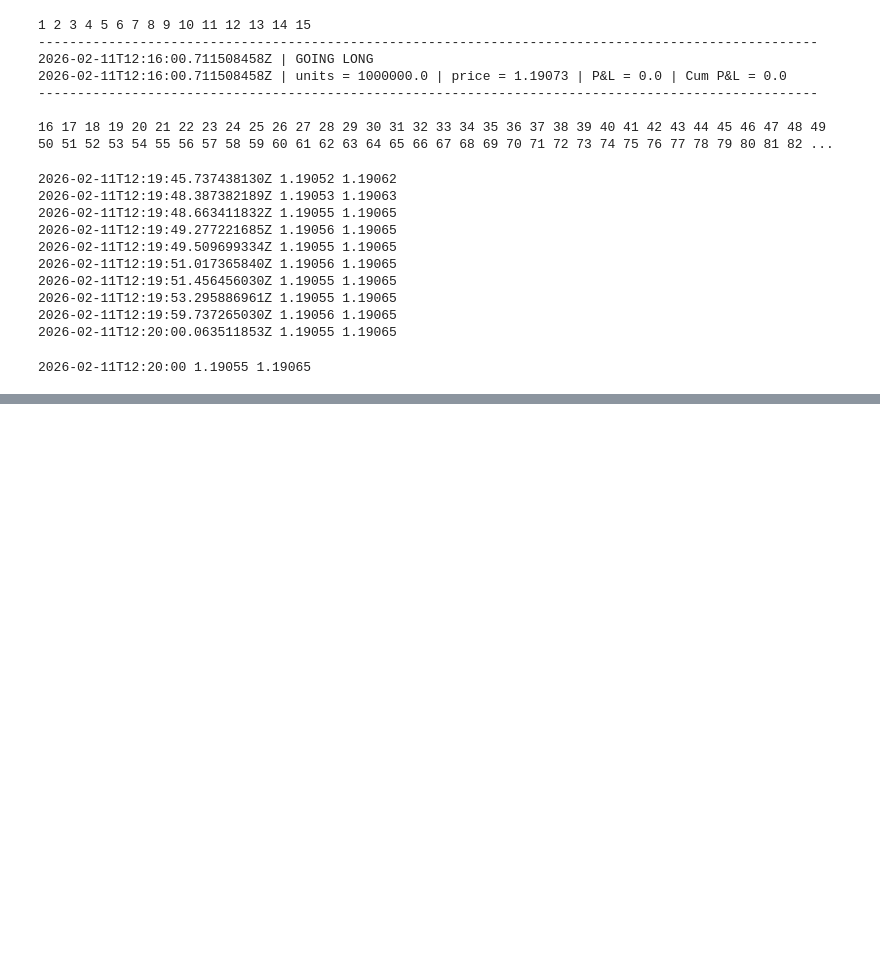
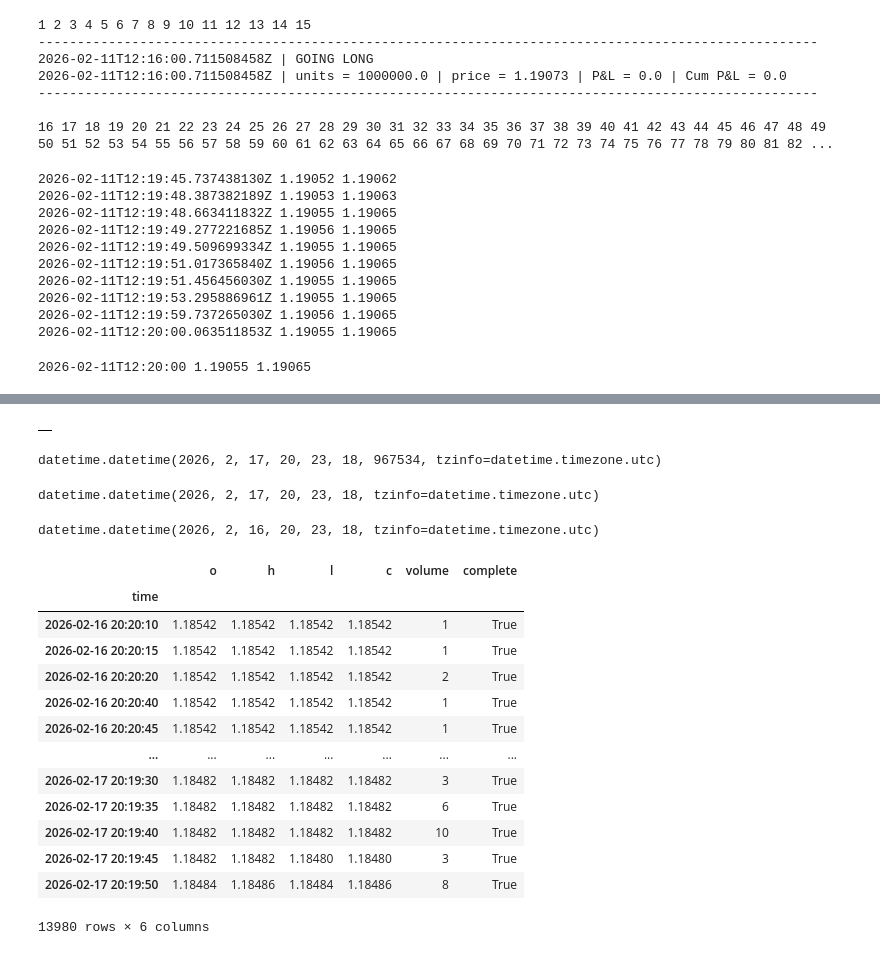
Before and after one commit to alpha-king1/Quantitative-Analysis, a Jupyter notebook: oanda_life_testing.ipynb, the cells around one changed output, grey strips where cells are left out. Saved outputs shown, nothing was run; the diff lists cells and outputs as text; code cells hidden in the pictures; blank space fills up the shorter version.

```diff
--- a/oanda_life_testing.ipynb
+++ b/oanda_life_testing.ipynb
@@ -219,2 +303,4 @@ api.tick_data.resample('10s', label='right').last().dropna()
 # %%
-2
+api.tick_data
+# %% [output]
+|  |
@@ -220,0 +310,36 @@ api.tick_data.resample('10s', label='right').last().dropna()
+# %%
+now = datetime.now(timezone.utc)
+now
+# %% [output]
+datetime.datetime(2026, 2, 17, 20, 23, 18, 967534, tzinfo=datetime.timezone.utc)
+# %%
+now = now - timedelta(microseconds=now.microsecond)
+now
+# %% [output]
+datetime.datetime(2026, 2, 17, 20, 23, 18, tzinfo=datetime.timezone.utc)
+# %%
+yesterday = now - timedelta(days=1)
+yesterday
+# %% [output]
+datetime.datetime(2026, 2, 16, 20, 23, 18, tzinfo=datetime.timezone.utc)
+# %%
+api = tpqoa.tpqoa('oanda.cfg')
+# %%
+df = api.get_history('EUR_USD', "2026-02-16 20:20", "2026-02-17 20:20", 'S5', price='M')
+# %%
+df
+# %% [output]
+|  | o | h | l | c | volume | complete |
+| time |  |  |  |  |  |  |
+| 2026-02-16 20:20:10 | 1.18542 | 1.18542 | 1.18542 | 1.18542 | 1 | True |
+| 2026-02-16 20:20:15 | 1.18542 | 1.18542 | 1.18542 | 1.18542 | 1 | True |
+| 2026-02-16 20:20:20 | 1.18542 | 1.18542 | 1.18542 | 1.18542 | 2 | True |
+| 2026-02-16 20:20:40 | 1.18542 | 1.18542 | 1.18542 | 1.18542 | 1 | True |
+| 2026-02-16 20:20:45 | 1.18542 | 1.18542 | 1.18542 | 1.18542 | 1 | True |
+| ... | ... | ... | ... | ... | ... | ... |
+| 2026-02-17 20:19:30 | 1.18482 | 1.18482 | 1.18482 | 1.18482 | 3 | True |
+| 2026-02-17 20:19:35 | 1.18482 | 1.18482 | 1.18482 | 1.18482 | 6 | True |
+| 2026-02-17 20:19:40 | 1.18482 | 1.18482 | 1.18482 | 1.18482 | 10 | True |
+| 2026-02-17 20:19:45 | 1.18482 | 1.18482 | 1.18480 | 1.18480 | 3 | True |
+| 2026-02-17 20:19:50 | 1.18484 | 1.18486 | 1.18484 | 1.18486 | 8 | True |
+13980 rows × 6 columns
```
Also changed, not shown: parts of 13 cells of this notebook, 6 other files.
